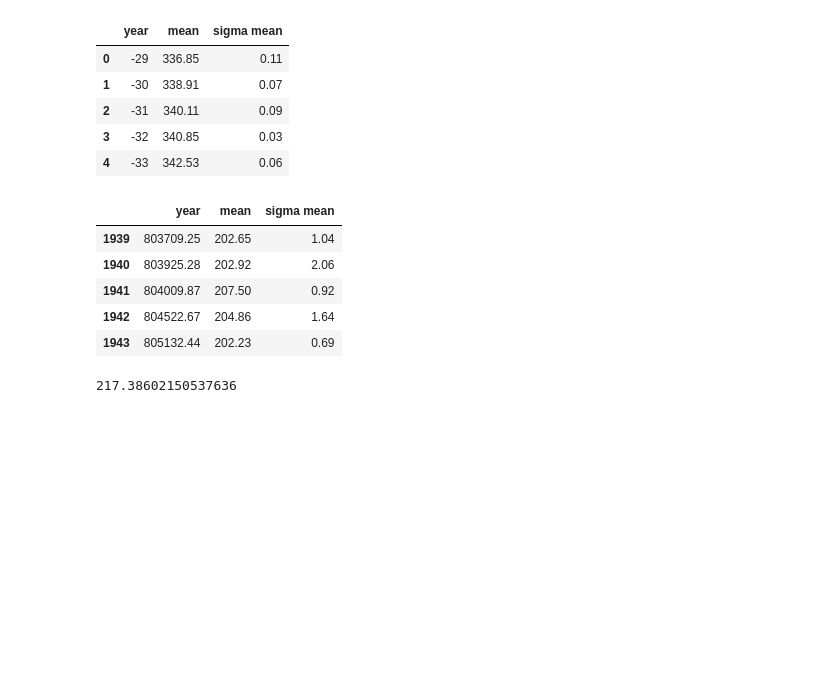
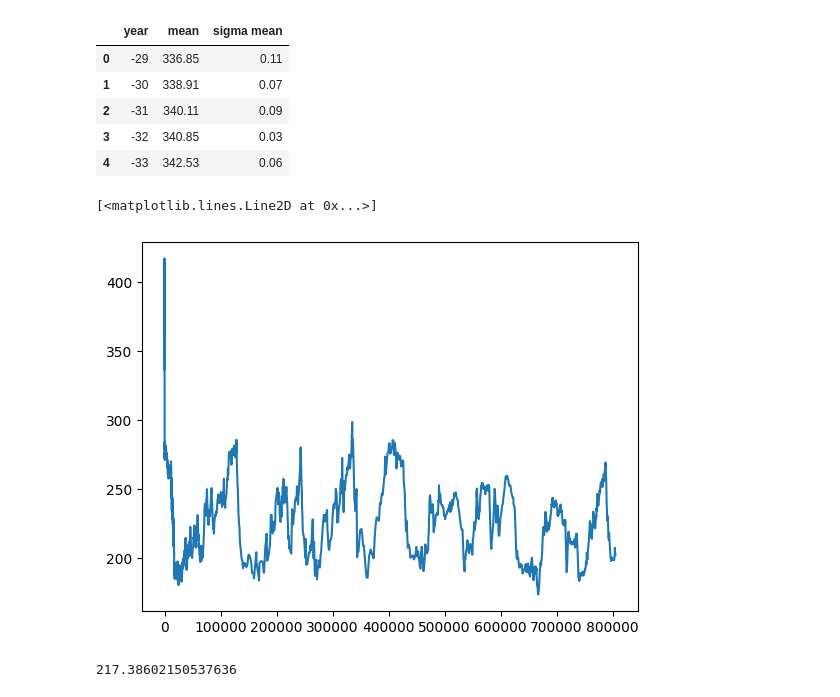
Before and after one commit to tomdbrophy/prog_data_analysis_assessment_2, a Jupyter notebook: project2.ipynb, the cells around one changed output. Cells and saved outputs as stored; diff of their text form; code cells hidden in the pictures; blank space fills up the shorter version.

```diff
--- a/project2.ipynb
+++ b/project2.ipynb
@@ -59,15 +59,13 @@ co2_noaa.head()
 # %%
 co2 = pd.concat([co2_noaa,co2_ipcc], ignore_index=True)
 #co2 = [co2_noaa,co2_ipcc]
 co2.head()
 co2.tail()
+
+plt.plot(co2['year'], co2['mean'])
 # %% [output]
-|  | year | mean | sigma mean |
-| 1939 | 803709.25 | 202.65 | 1.04 |
-| 1940 | 803925.28 | 202.92 | 2.06 |
-| 1941 | 804009.87 | 207.50 | 0.92 |
-| 1942 | 804522.67 | 204.86 | 1.64 |
-| 1943 | 805132.44 | 202.23 | 0.69 |
+[<matplotlib.lines.Line2D at 0x...>]
+[figure, added]
 # %%
 temp_jouzel = pd.read_excel('data/temp_jouzel.xls')
 temp_jouzel = temp_jouzel.drop(['bag', 'ztop', 'EDC3béta', 'deutfinal', 'acc-EDC3beta'], axis=1)
```
Also changed, not shown: parts of 6 cells of this notebook.
